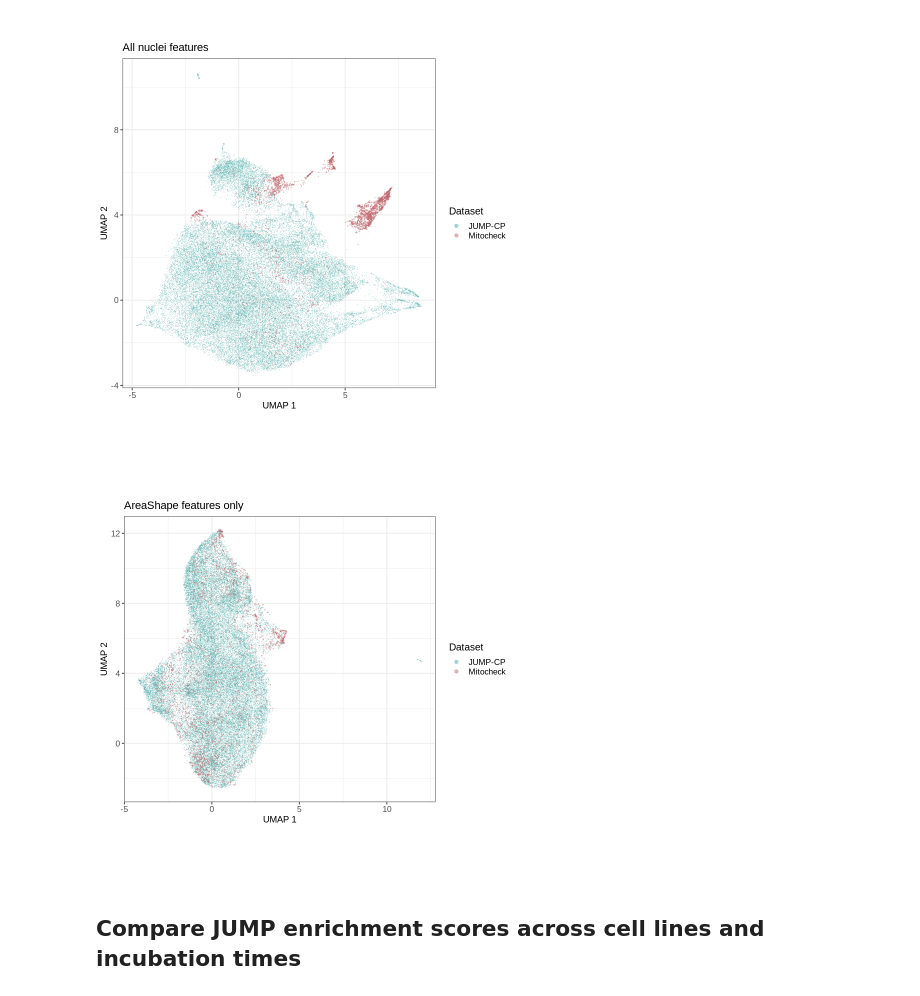
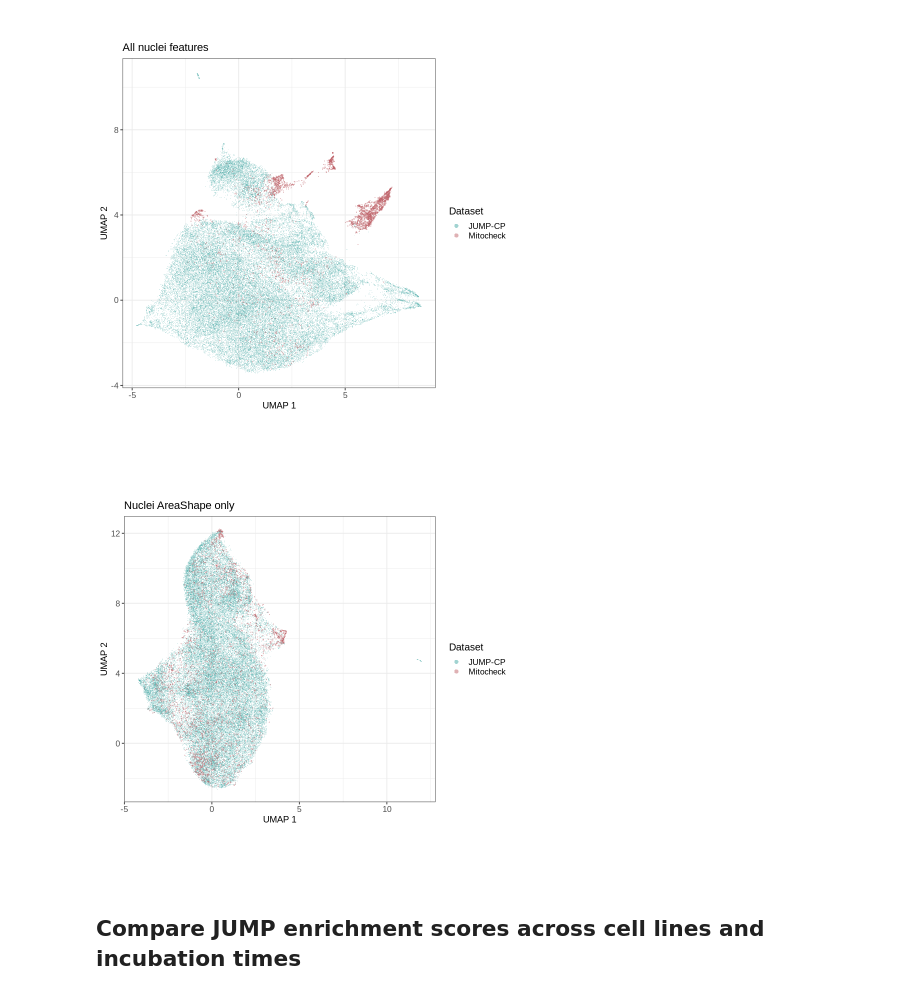
Before and after one commit to WayScience/phenotypic_profiling, a Jupyter notebook: 7.figures/Figure5_JUMP_application.ipynb, the cells around one changed output. Saved outputs shown, nothing was run; the diff lists cells and outputs as text; code cells hidden in the pictures.

```diff
--- a/7.figures/Figure5_JUMP_application.ipynb
+++ b/7.figures/Figure5_JUMP_application.ipynb
@@ -117,35 +117,35 @@ area_shape_umap_gg <- (
         aes(color = Metadata_data_name),
         size = 0.1,
         alpha = 0.3,
         shape = 16
     )
     + geom_point(
         data = area_shape_umap_df %>% dplyr::filter(Metadata_data_name == "mitocheck"),
         aes(color = Metadata_data_name),
         size = 0.4,
         alpha = 0.3,
         shape = 16
     )
     + theme_bw()
     + phenotypic_ggplot_theme
     + guides(
         color = guide_legend(
             override.aes = list(size = 2)
         )
     )
     + labs(x = "UMAP 1", y = "UMAP 2")
     + scale_color_manual(
         "Dataset",
         values = dataset_colors,
         labels = dataset_labels
     )
-    + ggtitle("AreaShape features only")
+    + ggtitle("Nuclei AreaShape only")
     + coord_fixed()
 )
 
 area_shape_umap_gg
 # %% [output]
-[figure, old version]
+[figure, new version]
 # %% [markdown]
 ## Compare JUMP enrichment scores across cell lines and incubation times
 # %%
```
Also changed, not shown: parts of 3 cells of this notebook, 3 other files.
